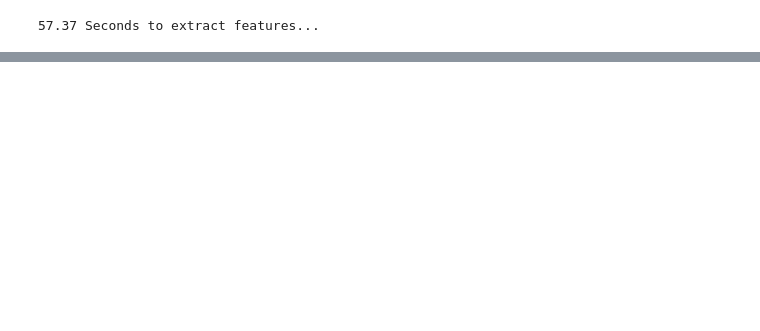
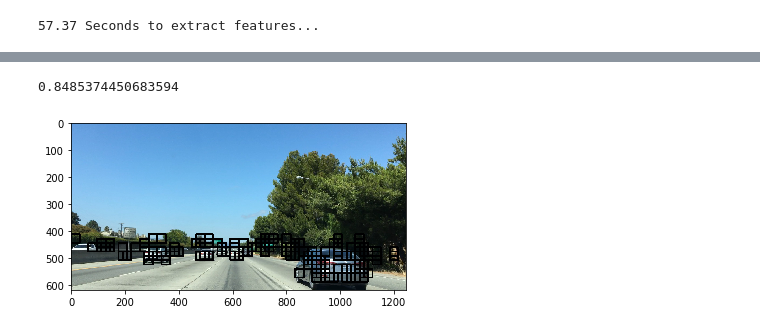
Before and after one commit to mkolod/CarND-Vehicle-Detection, a Jupyter notebook: vehicle_detection.ipynb, the cells around one changed output, grey strips where cells are left out. Saved outputs shown, nothing was run; the diff lists cells and outputs as text; code cells hidden in the pictures; blank space fills up the shorter version.

```diff
--- a/vehicle_detection.ipynb
+++ b/vehicle_detection.ipynb
@@ -242,19 +242,19 @@ print('Feature vector length:', len(X_train[0]))
 # svc = LinearSVC(random_state=42, penalty='l1', C=0.1, loss='squared_hinge', dual=False)
 
 # accuracy = 0.9969
-svc = SVC(kernel='rbf', C=1.0, random_state=42)
+rbf_svc = SVC(kernel='rbf', C=1.0, random_state=42)
 
 # Check the training time for the SVC
 t=time.time()
-svc.fit(X_train, y_train)
+rbf_svc.fit(X_train, y_train)
 t2 = time.time()
 print(round(t2-t, 2), 'Seconds to train SVC...')
 # Check the score of the SVC
-print('Test Accuracy of SVC = ', round(svc.score(X_test, y_test), 4))
+print('Test Accuracy of SVC = ', round(rbf_svc.score(X_test, y_test), 4))
 # Check the prediction time for a single sample
 t=time.time()
 n_predict = 10
-print('My SVC predicts: ', svc.predict(X_test[0:n_predict]))
+print('My SVC predicts: ', rbf_svc.predict(X_test[0:n_predict]))
 print('For these',n_predict, 'labels: ', y_test[0:n_predict])
 t2 = time.time()
 print(round(t2-t, 5), 'Seconds to predict', n_predict,'labels with SVC')
@@ -324,0 +513,27 @@ def draw_boxes(img, bboxes, color=(0, 0, 255), thick=6):
+# %%
+y_max, x_max, _ = np.shape(image)
+ystart = 2 * y_max // 3
+ystop = y_max
+
+svc = linear_svc # rbf_svc # linear_svc
+
+scale = 0.5
+
+draw_image = np.copy(image)
+
+start = time.time()
+
+out_img = find_cars(
+    draw_image, ystart, ystop, scale, svc, X_scaler, orient,
+    pix_per_cell, cell_per_block, spatial_size, hist_bins,
+    cells_per_step = 2
+)
+
+print(time.time() - start)
+# %% [output]
+0.8485374450683594
+# %%
+plt.imshow(out_img)
+plt.show()
+# %% [output]
+[figure, added]
```
Also changed, not shown: parts of 9 cells of this notebook.
